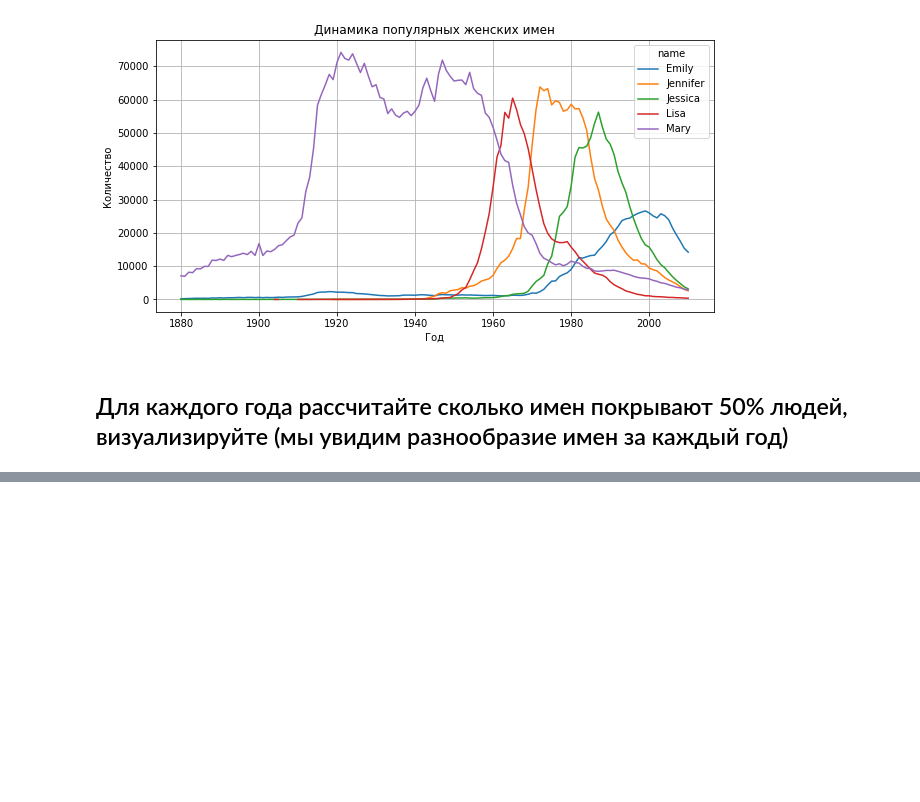
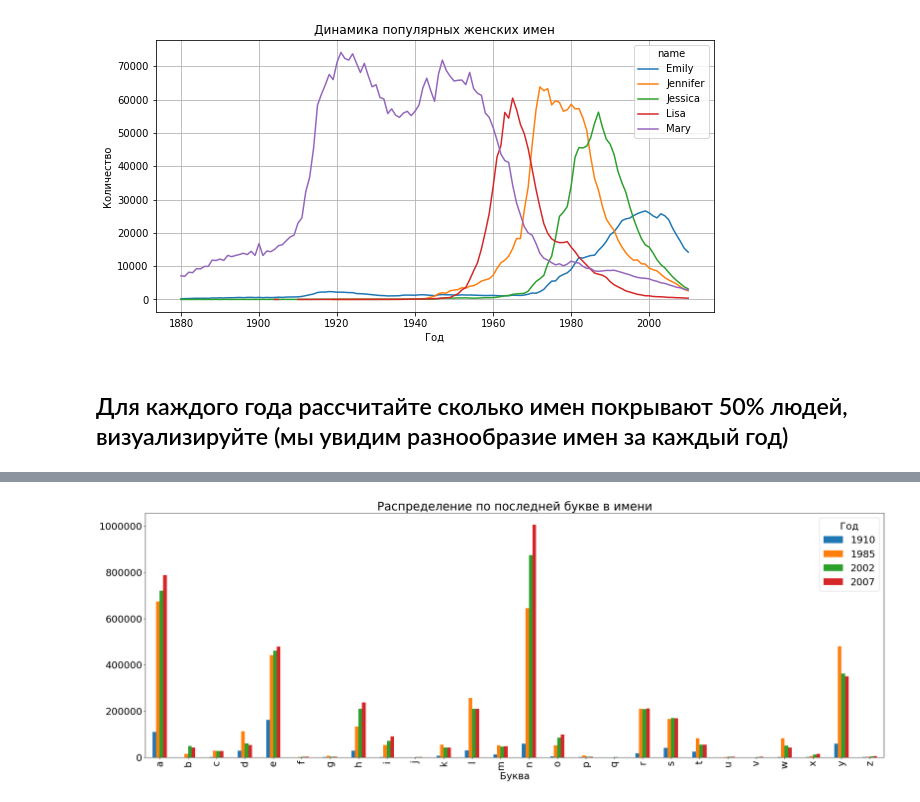
Before and after one commit to damu4/names_analysis, a Jupyter notebook: names_analysis.ipynb, the cells around one changed output, grey strips where cells are left out. Drawn from its saved outputs; the diff is of its cells as text; code cells hidden in the pictures; blank space fills up the shorter version.

```diff
--- a/names_analysis.ipynb
+++ b/names_analysis.ipynb
@@ -127,0 +145,7 @@ Text(0.5,1,'Разнообразие имен за каждый год')
+# %%
+last_letters_table.plot.bar(figsize=(30, 10), legend=True)
+plt.title('Распределение по последней букве в имени')
+plt.xlabel('Буква')
+legend=plt.legend(title='Год')
+# %% [output]
+[figure, added]
```
Also changed, not shown: parts of 3 cells of this notebook.
